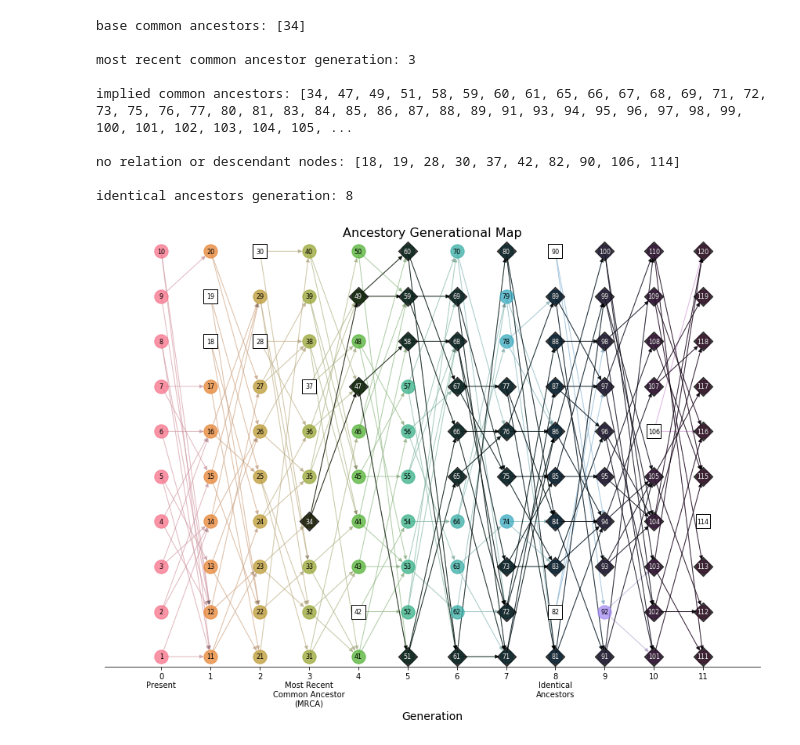
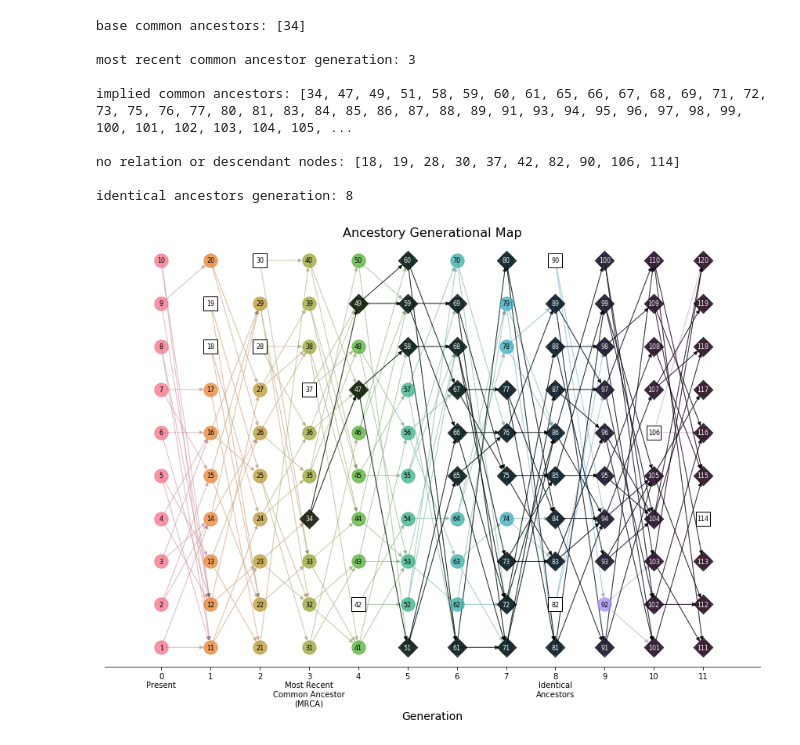
Before and after one commit to rokkuran/notebooks, a Jupyter notebook: ancestry.ipynb, the cells around one changed output. Saved outputs shown, nothing was run; the diff lists cells and outputs as text; code cells hidden in the pictures.

```diff
--- a/ancestry.ipynb
+++ b/ancestry.ipynb
@@ -193,32 +193,33 @@ nodes.set_edgecolor('k')
 
 
 # plot formatting
 plt.title('Ancestory Generational Map', fontsize=16)
 
 plt.xlabel('Generation', fontsize=14)
 locs, labels = plt.xticks()
 labels = list(map(str, range(len(populations))))
 labels[0] = f"{0}\nPresent"
 
 if mrca_generation != len(populations) + 1:
     labels[mrca_generation] = f"{mrca_generation}\nMost Recent\nCommon Ancestor\n(MRCA)"
 
 if identical_ancestors_generation is not None:
     labels[identical_ancestors_generation] = f"{identical_ancestors_generation}\nIdentical\nAncestors"
 
 plt.xticks(np.arange(len(labels)), labels)
 
 ax.get_yaxis().set_visible(False)
 
 
-ax.set_ylim(-10.5, 10.5)
+# ax.set_ylim(-10.5, 10.5)
+ax.set_ylim(-11, 11)
 
 ax.spines['top'].set_color(None)
 ax.spines['left'].set_color(None)
 ax.spines['right'].set_color(None)
 
 # plt.tight_layout()
 
 plt.show()
 # %% [output]
-[figure, old version]
+[figure, new version]
```
Also changed, not shown: parts of 1 cell of this notebook, 1 other file.
